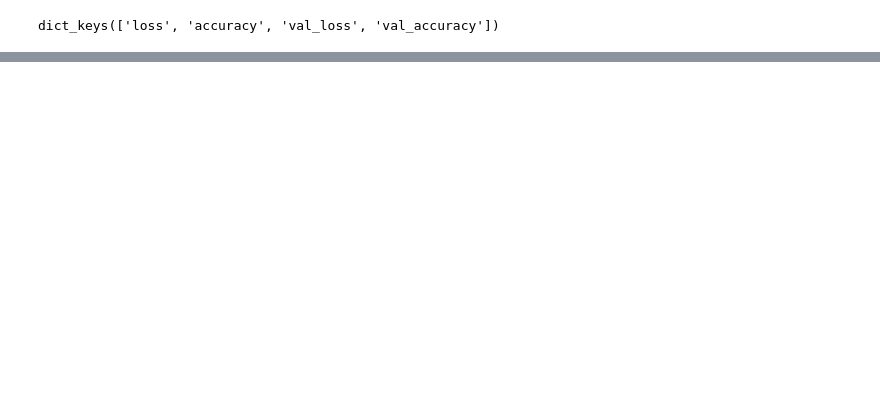
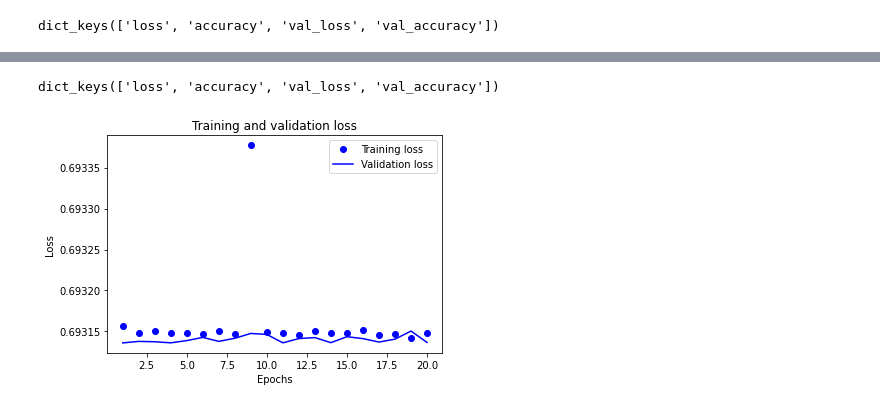
Before and after one commit to doldol1/edu-repo, a Jupyter notebook: [E-08]NLP_Review_submit.ipynb, the cells around one changed output, grey strips where cells are left out. Drawn from its saved outputs; the diff is of its cells as text; code cells hidden in the pictures; blank space fills up the shorter version.

```diff
--- a/[E-08]NLP_Review_submit.ipynb
+++ b/[E-08]NLP_Review_submit.ipynb
@@ -228,0 +251,11 @@ plt.show()
+# %%
+vocab_size = 10000  # 어휘 사전의 크기입니다(10개의 단어)
+word_vector_dim = 64  # 단어 하나를 표현하는 임베딩 벡터의 차원수입니다.
+
+model2 = tf.keras.Sequential()
+model2.add(tf.keras.layers.Embedding(vocab_size, word_vector_dim, input_shape=(None,)))
+model2.add(tf.keras.layers.LSTM(16))   # 가장 널리 쓰이는 RNN인 LSTM 레이어를 사용하였습니다. 이때 LSTM state 벡터의 차원수는 8로 하였습니다. (변경 가능)
+model2.add(tf.keras.layers.Dense(8, activation='relu'))
+model2.add(tf.keras.layers.Dense(1, activation='sigmoid'))  # 최종 출력은 긍정/부정을 나타내는 1dim 입니다.
+
+model2.summary()
@@ -228,0 +279,13 @@ plt.show()
+# %%
+model2.compile(optimizer='adam',
+              loss='binary_crossentropy',
+              metrics=['accuracy'])
+
+epochs=20  # 몇 epoch를 훈련하면 좋을지 결과를 보면서 바꾸어 봅시다.
+
+history2 = model2.fit(partial_x_train,
+                    partial_y_train,
+                    epochs=epochs,
+                    batch_size=512,
+                    validation_data=(x_val, y_val),
+                    verbose=1)
@@ -228,0 +317,25 @@ plt.show()
+# %%
+history_dict2 = history2.history
+print(history_dict2.keys()) # epoch에 따른 그래프를 그려볼 수 있는 항목들
+# %% [output]
+dict_keys(['loss', 'accuracy', 'val_loss', 'val_accuracy'])
+# %%
+acc = history_dict2['accuracy']
+val_acc = history_dict2['val_accuracy']
+loss = history_dict2['loss']
+val_loss = history_dict2['val_loss']
+
+epochs = range(1, len(acc) + 1)
+
+# "bo"는 "파란색 점"입니다
+plt.plot(epochs, loss, 'bo', label='Training loss')
+# b는 "파란 실선"입니다
+plt.plot(epochs, val_loss, 'b', label='Validation loss')
+plt.title('Training and validation loss')
+plt.xlabel('Epochs')
+plt.ylabel('Loss')
+plt.legend()
+
+plt.show()
+# %% [output]
+[figure, added]
```
Also changed, not shown: parts of 46 cells of this notebook.
